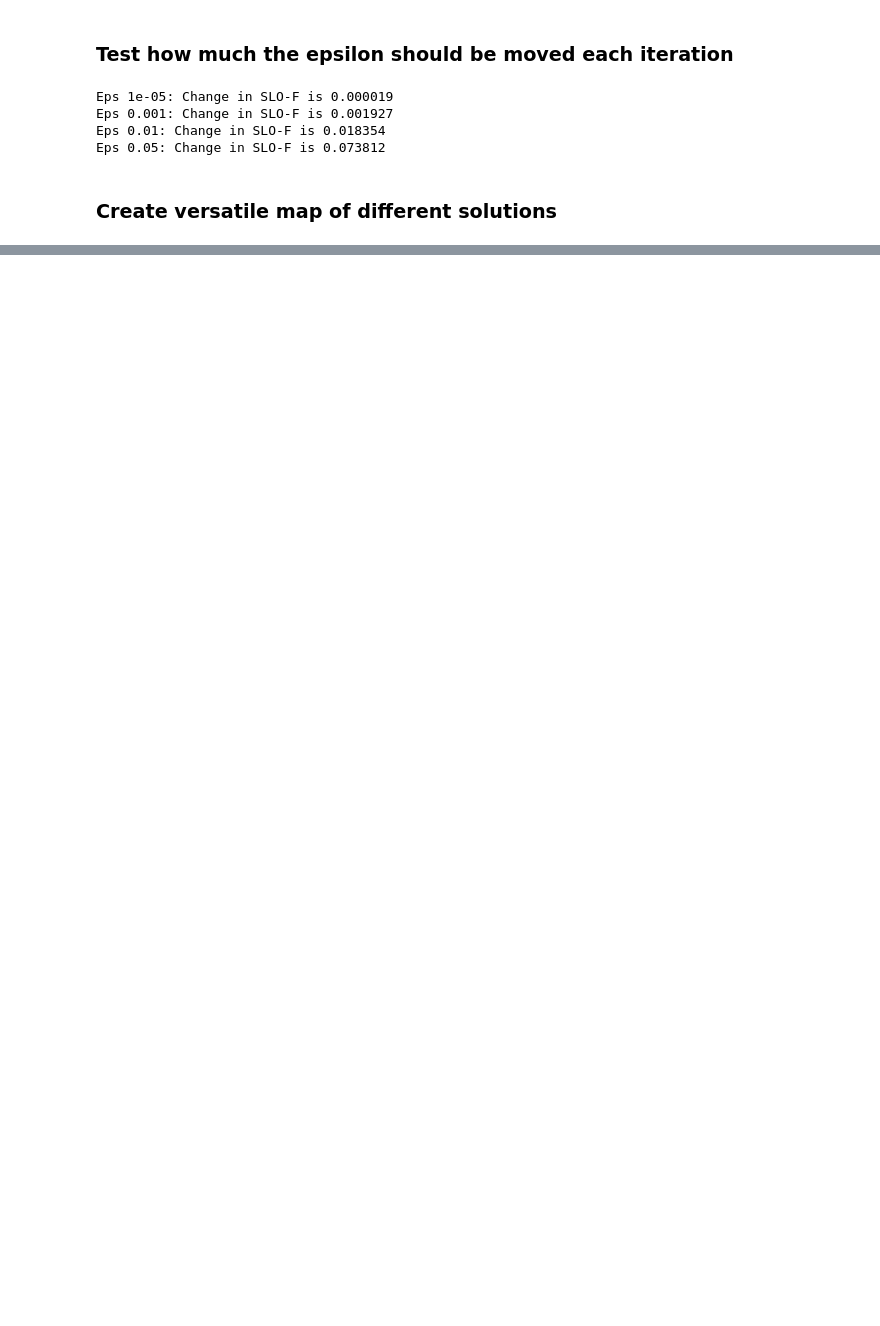
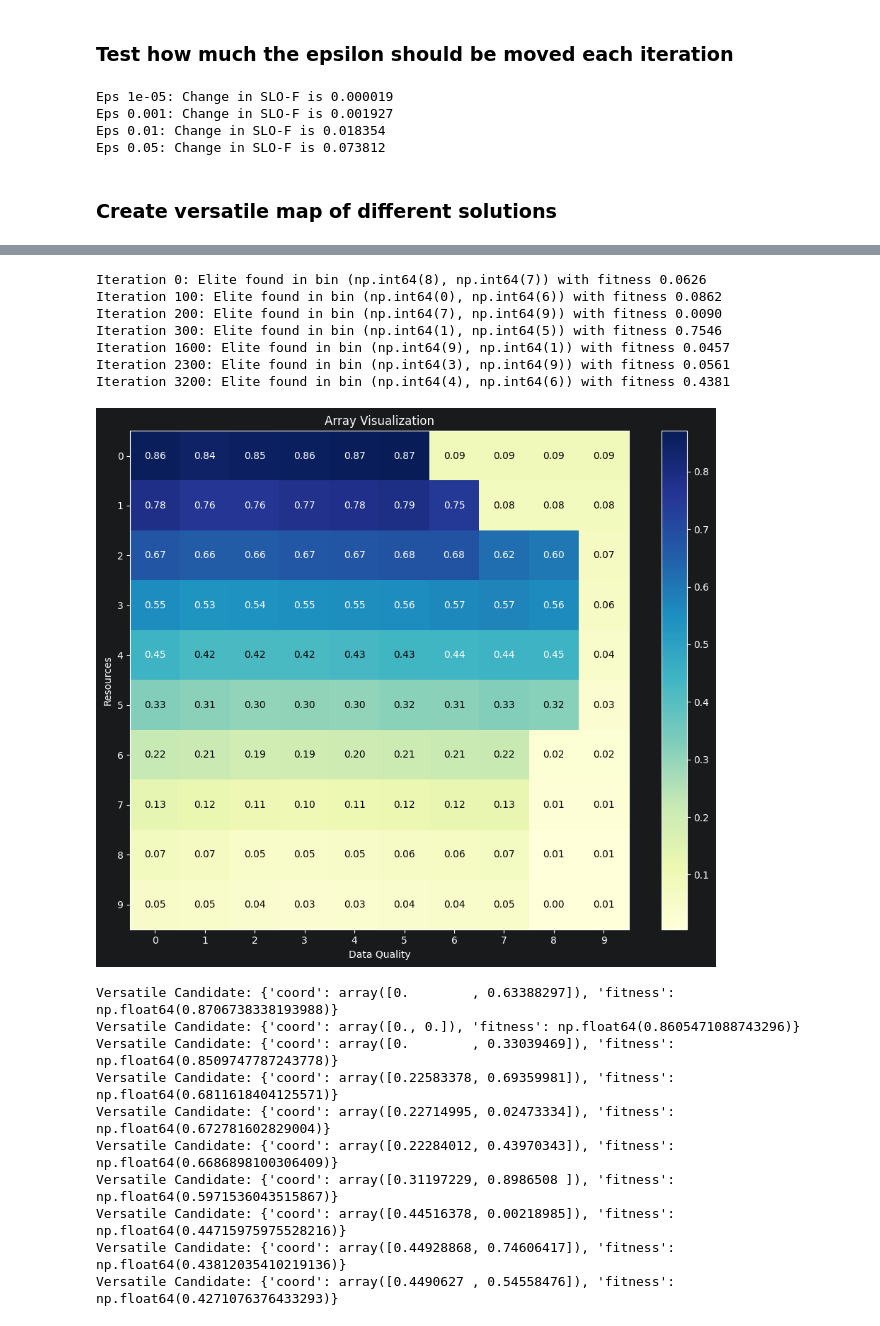
Before and after one commit to borissedlak/composable-autonomous-offerings, a Jupyter notebook: notebooks/0_extract_pfo.ipynb, the cells around one changed output, grey strips where cells are left out. Saved outputs shown, nothing was run; the diff lists cells and outputs as text; code cells hidden in the pictures; blank space fills up the shorter version.

```diff
--- a/notebooks/0_extract_pfo.ipynb
+++ b/notebooks/0_extract_pfo.ipynb
@@ -127,0 +152,21 @@ Versatile Candidate: {'coord': array([0.24835736, 0.6612722 ]), 'fitness': np.fl
+# %%
+extract_pfo_for_SLOs(slos_low_cost)
+# %% [output]
+Iteration 0: Elite found in bin (np.int64(8), np.int64(7)) with fitness 0.0626
+Iteration 100: Elite found in bin (np.int64(0), np.int64(6)) with fitness 0.0862
+Iteration 200: Elite found in bin (np.int64(7), np.int64(9)) with fitness 0.0090
+Iteration 300: Elite found in bin (np.int64(1), np.int64(5)) with fitness 0.7546
+Iteration 1600: Elite found in bin (np.int64(9), np.int64(1)) with fitness 0.0457
+Iteration 2300: Elite found in bin (np.int64(3), np.int64(9)) with fitness 0.0561
+Iteration 3200: Elite found in bin (np.int64(4), np.int64(6)) with fitness 0.4381
+[figure, added]
+Versatile Candidate: {'coord': array([0.        , 0.63388297]), 'fitness': np.float64(0.8706738338193988)}
+Versatile Candidate: {'coord': array([0., 0.]), 'fitness': np.float64(0.8605471088743296)}
+Versatile Candidate: {'coord': array([0.        , 0.33039469]), 'fitness': np.float64(0.8509747787243778)}
+Versatile Candidate: {'coord': array([0.22583378, 0.69359981]), 'fitness': np.float64(0.6811618404125571)}
+Versatile Candidate: {'coord': array([0.22714995, 0.02473334]), 'fitness': np.float64(0.672781602829004)}
+Versatile Candidate: {'coord': array([0.22284012, 0.43970343]), 'fitness': np.float64(0.6686898100306409)}
+Versatile Candidate: {'coord': array([0.31197229, 0.8986508 ]), 'fitness': np.float64(0.5971536043515867)}
+Versatile Candidate: {'coord': array([0.44516378, 0.00218985]), 'fitness': np.float64(0.44715975975528216)}
+Versatile Candidate: {'coord': array([0.44928868, 0.74606417]), 'fitness': np.float64(0.43812035410219136)}
+Versatile Candidate: {'coord': array([0.4490627 , 0.54558476]), 'fitness': np.float64(0.4271076376433293)}
```
Also changed, not shown: parts of 7 cells of this notebook, 1 other file.
